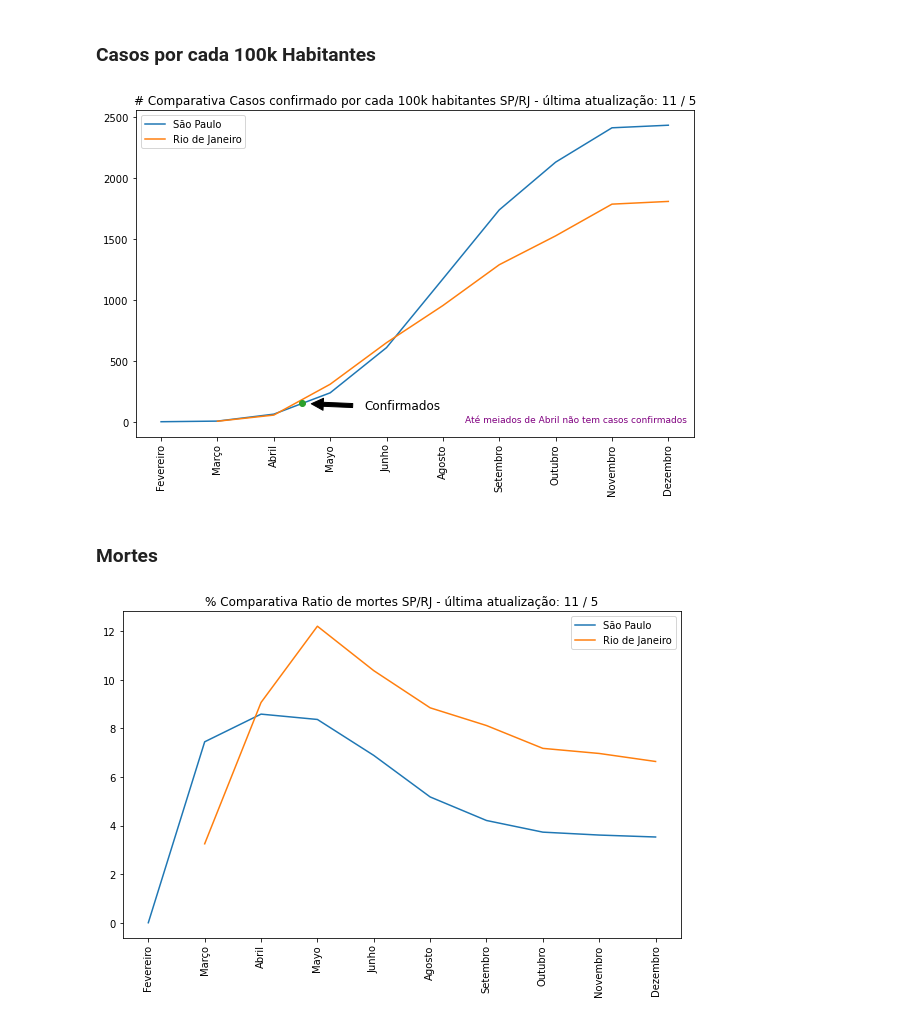
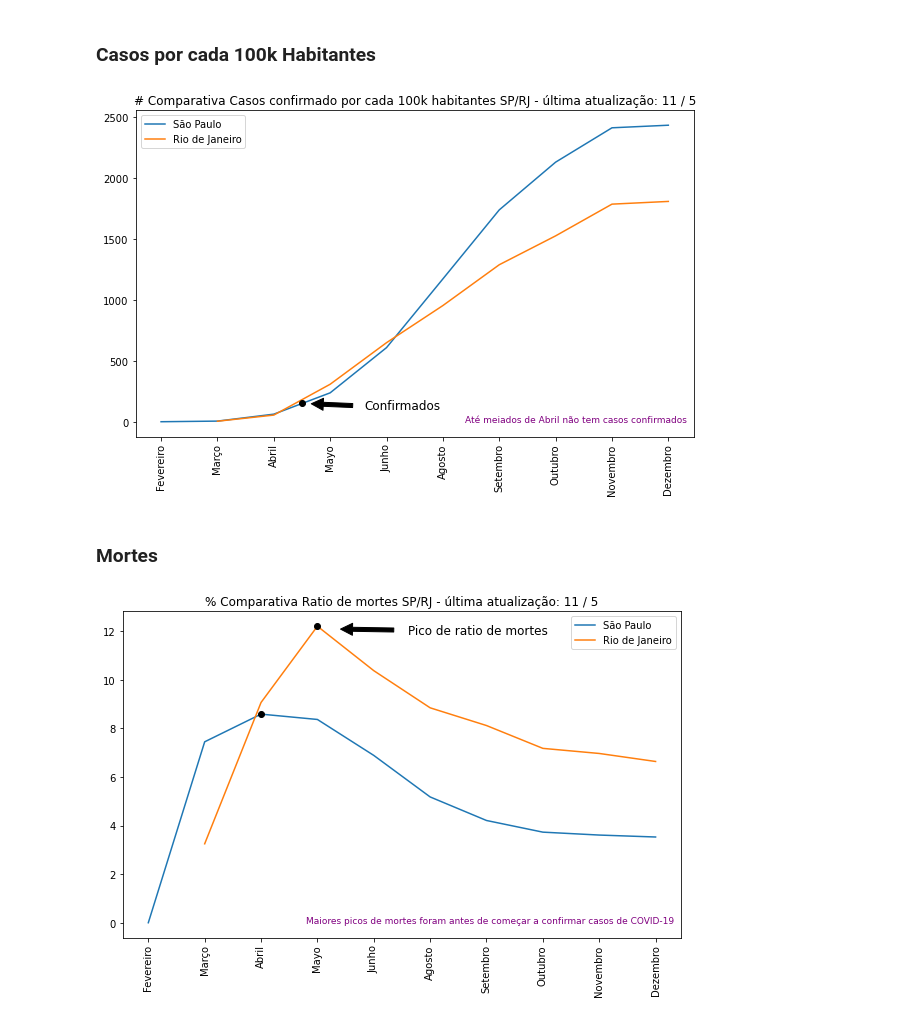
Before and after one commit to Juliansan/AluraDS, a Jupyter notebook: Modulo 1/Projeto Final/JulianMarcondesSanjuanProjeto1.ipynb, the cells around one changed output. Cells and saved outputs as stored; diff of their text form; code cells hidden in the pictures.

```diff
--- a/Modulo 1/Projeto Final/JulianMarcondesSanjuanProjeto1.ipynb
+++ b/Modulo 1/Projeto Final/JulianMarcondesSanjuanProjeto1.ipynb
@@ -181,25 +181,32 @@ plt.plot(rj_grouped['confirmed_per_100k_inhabitants'],label='Rio de Janeiro')
 plt.plot
 plt.xticks(sp_grouped.index,xlabels,rotation=90)
 plt.text(7.4, 0, 'Até meiados de Abril não tem casos confirmados', fontsize=9,horizontalalignment='left' ,color='purple')
-plt.plot([4.5], [150.9], 'o')
+plt.plot([4.5], [150.9], 'o',color='black')
 plt.annotate('Confirmados', xy=(4.5, 150.5), xytext=(5.6, 100), fontsize=12,
             arrowprops=dict(facecolor='black', shrink=0.15))
 plt.legend()
 plt.title(f'# Comparativa Casos confirmado por cada 100k habitantes SP/RJ - última atualização: {new_df.date.dt.month.max()} / {new_df.date.dt.day.max()}')
 plt.show()
 # %% [output]
-[figure, old version]
+[figure, new version]
 # %% [markdown]
 ### Mortes
 # %%
 plt.figure(figsize=(10,6))
 
 plt.plot(sp_grouped['death_rate'] * 100,label='São Paulo')
 plt.plot(rj_grouped['death_rate'] * 100,label='Rio de Janeiro')
 plt.plot
 plt.xticks(sp_grouped.index,xlabels,rotation=90)
+
+plt.text(4.8, 0, 'Maiores picos de mortes foram antes de começar a confirmar casos de COVID-19', fontsize=9,horizontalalignment='left' ,color='purple')
+plt.plot([5.0], [12.2], 'o',color='black')
+plt.plot([4.0], [8.6], 'o',color='black')
+plt.annotate('Pico de ratio de mortes', xy=(5.2, 12.1), xytext=(6.6, 11.9), fontsize=12,
+            arrowprops=dict(facecolor='black', shrink=0.15))
+
 plt.legend()
 plt.title(f'% Comparativa Ratio de mortes SP/RJ - última atualização: {new_df.date.dt.month.max()} / {new_df.date.dt.day.max()}')
 plt.show()
 # %% [output]
-[figure, old version]
+[figure, new version]
```
